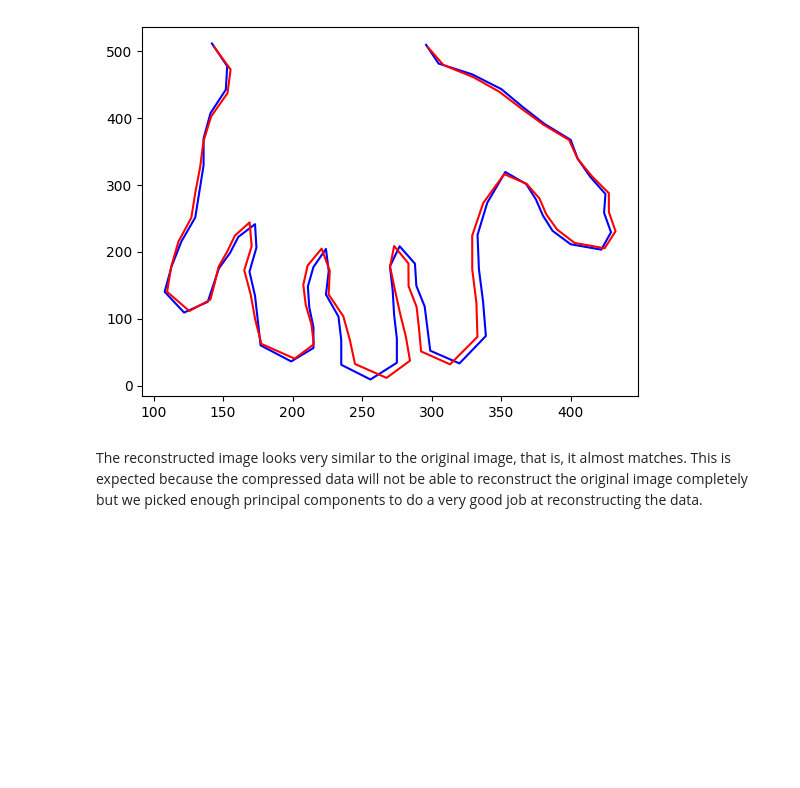
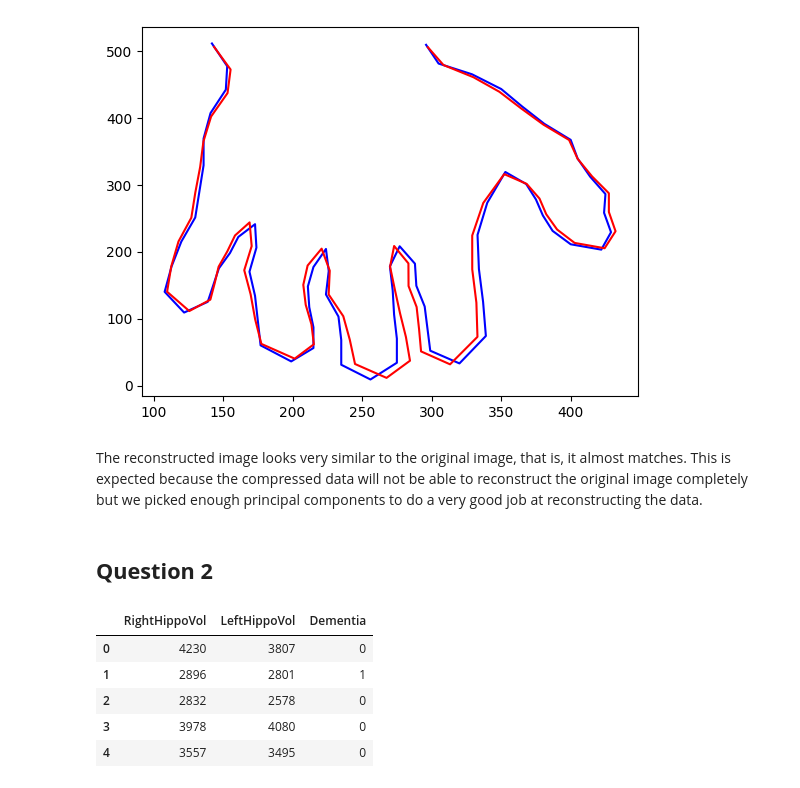
Before and after one commit to Tazering/UVA-CS, a Jupyter notebook: CS-3501_Zhang/PS4/tkj9ep_PS4.ipynb, the cells around one changed output. Saved outputs shown, nothing was run; the diff lists cells and outputs as text; code cells hidden in the pictures; blank space fills up the shorter version.

```diff
--- a/CS-3501_Zhang/PS4/tkj9ep_PS4.ipynb
+++ b/CS-3501_Zhang/PS4/tkj9ep_PS4.ipynb
@@ -536,3 +536,19 @@ The reconstructed image looks very similar to the original image, that is, it al
 
 # print(np.cov(hand_data.T))
 # print(np.cov(hand_data.T).shape)
+# %% [markdown]
+## **Question 2**
+# %%
+hippocampus_data_path = "./OASIS-hippocampus.csv"
+
+hippocampus_data_full = pd.read_csv(hippocampus_data_path)
+# only pick certain columns
+hippocampus_data = hippocampus_data_full.loc[:, ["RightHippoVol", "LeftHippoVol", "Dementia"]]
+hippocampus_data.head()
+# %% [output]
+|  | RightHippoVol | LeftHippoVol | Dementia |
+| 0 | 4230 | 3807 | 0 |
+| 1 | 2896 | 2801 | 1 |
+| 2 | 2832 | 2578 | 0 |
+| 3 | 3978 | 4080 | 0 |
+| 4 | 3557 | 3495 | 0 |
```
Also changed, not shown: parts of 7 cells of this notebook, 1 other file.
